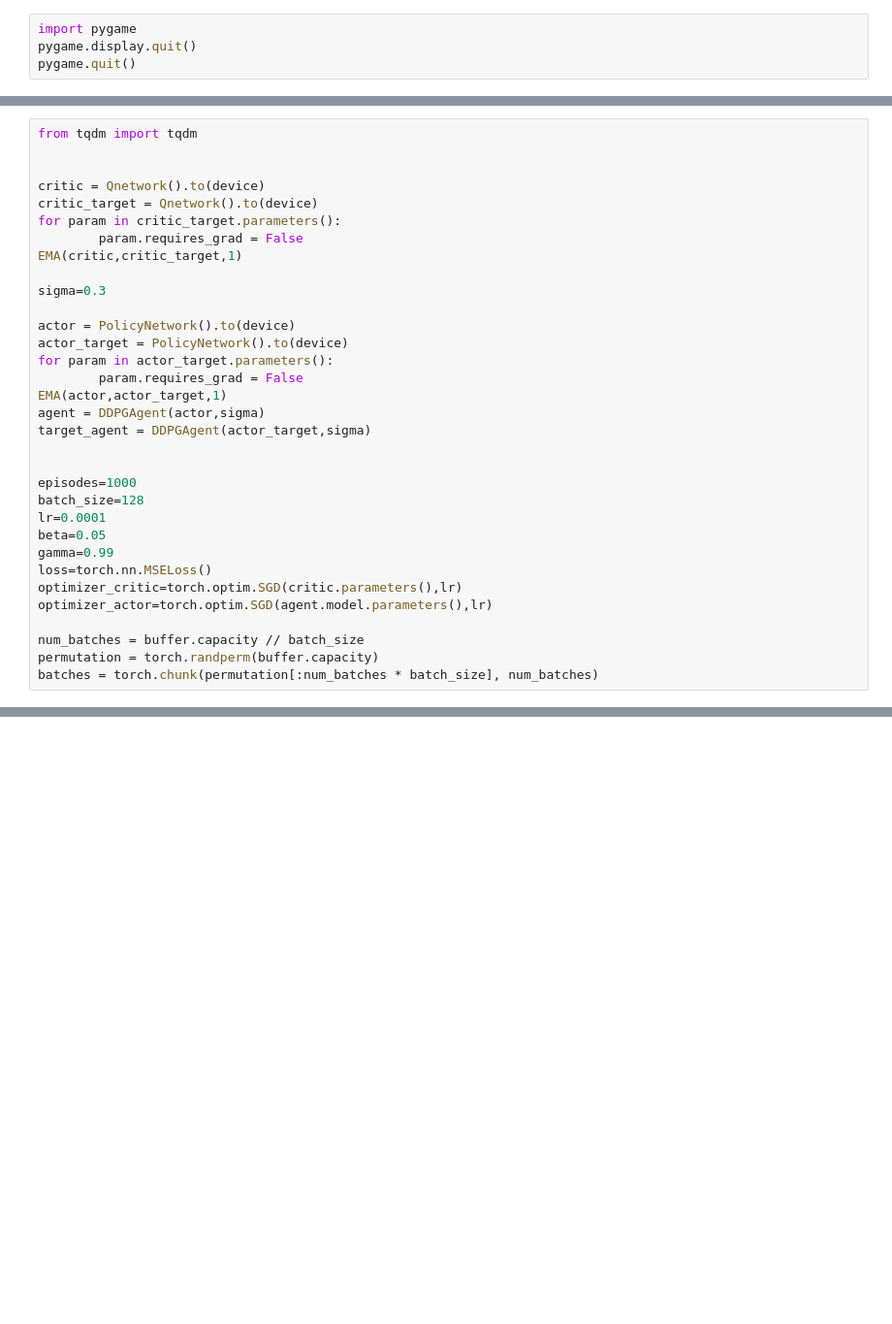
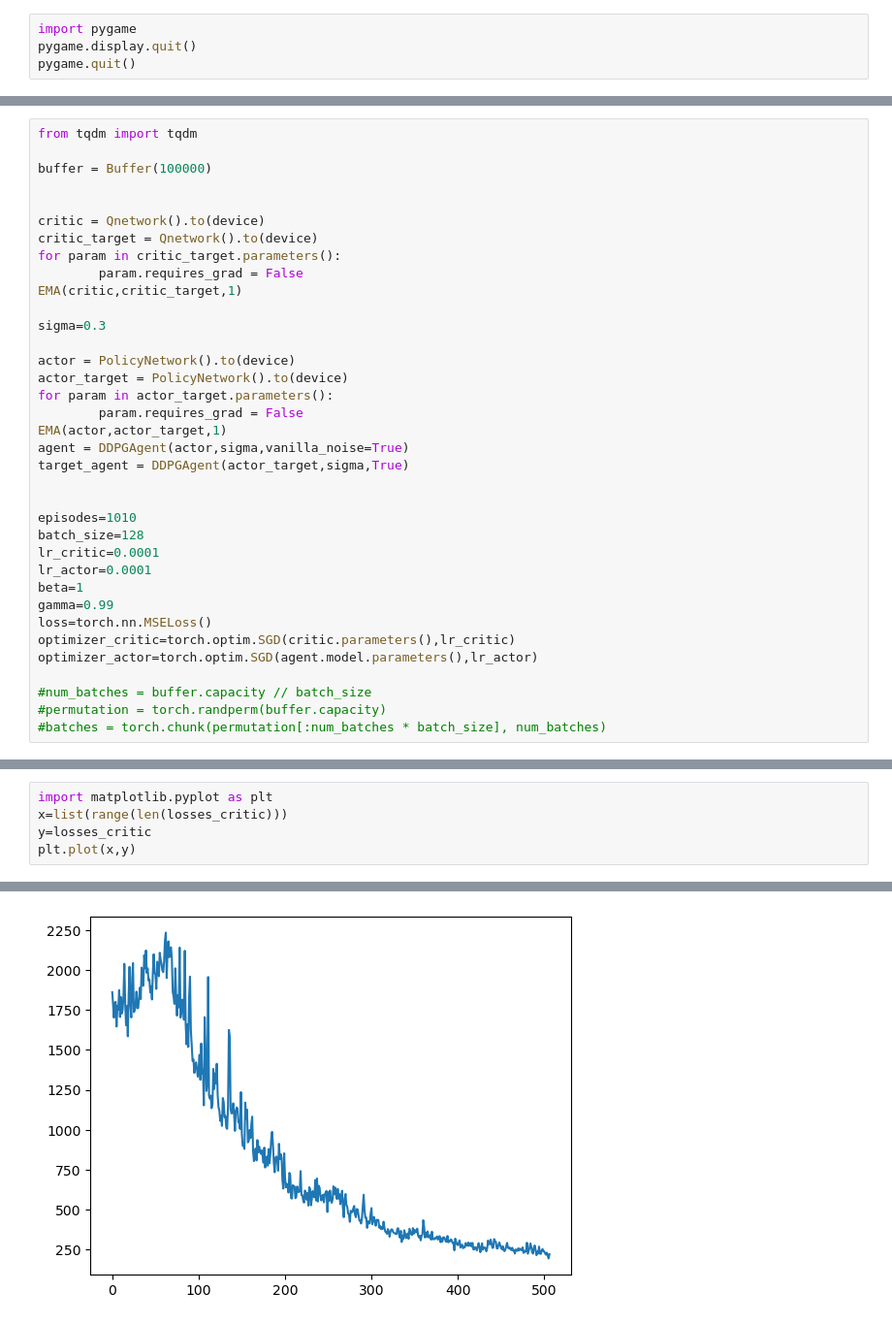
Before and after one commit to TorgemanTarak/ann_project, a Jupyter notebook: exploration.ipynb, the cells around one changed output, grey strips where cells are left out. Shown at 97% size. Saved outputs shown, nothing was run; the diff lists cells and outputs as text; blank space fills up the shorter version.

```diff
--- a/exploration.ipynb
+++ b/exploration.ipynb
@@ -714,5 +721,7 @@ pygame.quit()
 # %%
 from tqdm import tqdm
+
+buffer = Buffer(100000)
 
 
 critic = Qnetwork().to(device)
@@ -728,19 +737,20 @@ actor_target = PolicyNetwork().to(device)
 for param in actor_target.parameters():
         param.requires_grad = False
 EMA(actor,actor_target,1)
-agent = DDPGAgent(actor,sigma)
-target_agent = DDPGAgent(actor_target,sigma)
+agent = DDPGAgent(actor,sigma,vanilla_noise=True)
+target_agent = DDPGAgent(actor_target,sigma,True)
 
 
-episodes=1000
+episodes=1010
 batch_size=128
-lr=0.0001
-beta=0.05
+lr_critic=0.0001
+lr_actor=0.0001
+beta=1
 gamma=0.99
 loss=torch.nn.MSELoss()
-optimizer_critic=torch.optim.SGD(critic.parameters(),lr)
-optimizer_actor=torch.optim.SGD(agent.model.parameters(),lr)
+optimizer_critic=torch.optim.SGD(critic.parameters(),lr_critic)
+optimizer_actor=torch.optim.SGD(agent.model.parameters(),lr_actor)
 
-num_batches = buffer.capacity // batch_size
-permutation = torch.randperm(buffer.capacity)
-batches = torch.chunk(permutation[:num_batches * batch_size], num_batches)
+#num_batches = buffer.capacity // batch_size
+#permutation = torch.randperm(buffer.capacity)
+#batches = torch.chunk(permutation[:num_batches * batch_size], num_batches)
@@ -746,0 +846,6 @@ batches = torch.chunk(permutation[:num_batches * batch_size], num_batches)
+# %%
+import matplotlib.pyplot as plt
+x=list(range(len(losses_critic)))
+y=losses_critic
+plt.plot(x,y)
+# %% [output]
@@ -746,0 +853 @@ batches = torch.chunk(permutation[:num_batches * batch_size], num_batches)
+[figure, added]
```
Also changed, not shown: parts of 16 cells of this notebook, 2 other files.
